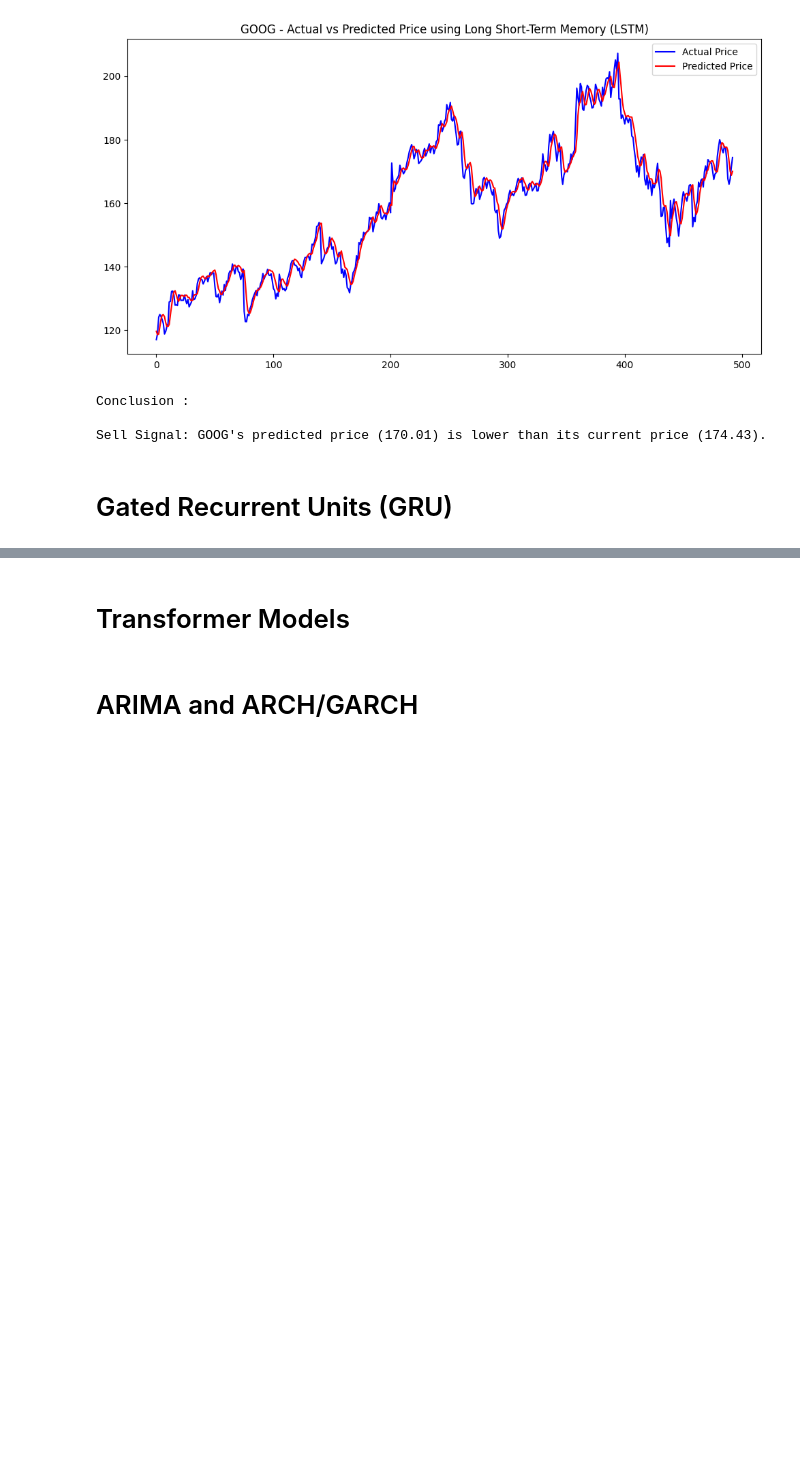
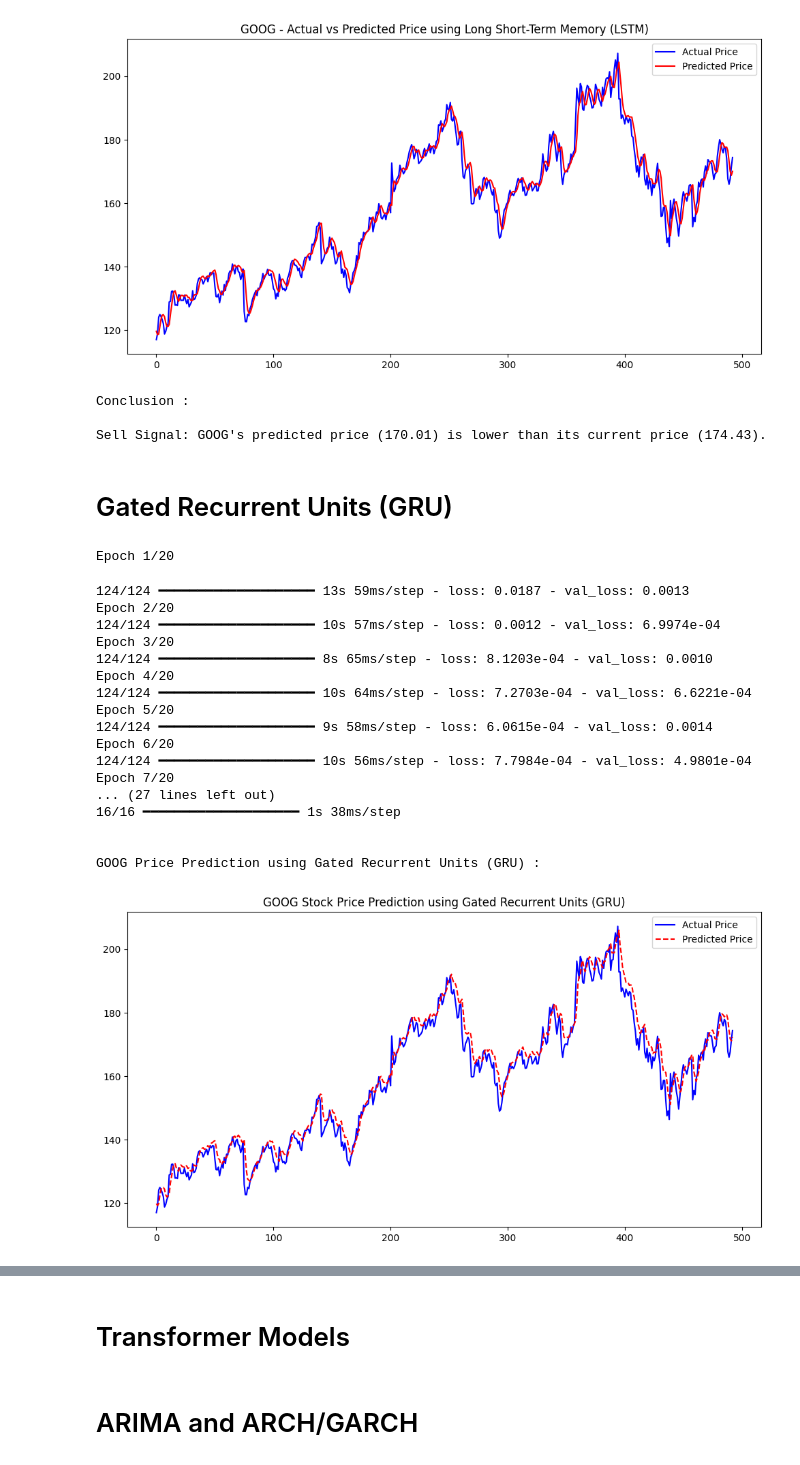
Before and after one commit to Hello-Kitty-1311/Stock-Analysis-V1, a Jupyter notebook: code.ipynb, the cells around one changed output, grey strips where cells are left out. Saved outputs shown, nothing was run; the diff lists cells and outputs as text; code cells hidden in the pictures; blank space fills up the shorter version.

Commit message:
Gated Recurrent Units (GRU)

```diff
--- a/code.ipynb
+++ b/code.ipynb
@@ -920,0 +919,80 @@ Sell Signal: GOOG's predicted price (170.01) is lower than its current price (17
+# %%
+time_steps = 50  # Number of time steps to look back
+
+def create_sequences(data, time_steps):
+    sequences, labels = [], []
+    for i in range(len(data) - time_steps):
+        sequences.append(data[i:i + time_steps])
+        labels.append(data[i + time_steps])
+    return np.array(sequences), np.array(labels)
+
+# Prepare data for GRU model
+scaler = MinMaxScaler()
+scaled_data = scaler.fit_transform(history[['Close']])
+X, y = create_sequences(scaled_data, time_steps)
+X_train, X_test, y_train, y_test = train_test_split(X, y, test_size=0.2, shuffle=False)
+
+# Build GRU Model
+model = Sequential([
+    GRU(units=50, return_sequences=True, input_shape=(time_steps, 1)),
+    Dropout(0.2),
+    GRU(units=50, return_sequences=False),
+    Dropout(0.2),
+    Dense(units=25),
+    Dense(units=1)
+])
+
+model.compile(optimizer='adam', loss='mean_squared_error')
+
+# Train model
+model.fit(X_train, y_train, epochs=20, batch_size=16, validation_data=(X_test, y_test))
+
+# Make predictions
+y_pred = model.predict(X_test)
+y_pred_inv = scaler.inverse_transform(y_pred.reshape(-1, 1))
+y_test_inv = scaler.inverse_transform(y_test.reshape(-1, 1))
+
+# Plot actual vs predicted values
+print(f"\n\n{stock_ticker} Price Prediction using Gated Recurrent Units (GRU) :\n")
+plt.figure(figsize=(12, 6))
+plt.plot(y_test_inv, label='Actual Price', color='blue')
+plt.plot(y_pred_inv, label='Predicted Price', color='red', linestyle='dashed')
+plt.title(f'{stock_ticker} Stock Price Prediction using Gated Recurrent Units (GRU)')
+plt.legend()
+plt.show()
+
+# Conclusion
+last_actual = y_test_inv[-1][0]
+last_predicted = y_pred_inv[-1][0]
+price_change = ((last_predicted - last_actual) / last_actual) * 100
+
+print("\nConclusion :\n")
+if price_change > 1:
+    print(f"Predicted price increase: {price_change:.2f}%. Suggested action: BUY")
+    gru_model = "Buy"
+elif price_change < -1:
+    print(f"Predicted price decrease: {price_change:.2f}%. Suggested action: SELL")
+    gru_model = "Sell"
+else:
+    print(f"Minor price change ({price_change:.2f}%). Suggested action: HOLD")
+    gru_model = "Hold"
+# %% [output]
+Epoch 1/20
+124/124 ━━━━━━━━━━━━━━━━━━━━ 13s 59ms/step - loss: 0.0187 - val_loss: 0.0013
+Epoch 2/20
+124/124 ━━━━━━━━━━━━━━━━━━━━ 10s 57ms/step - loss: 0.0012 - val_loss: 6.9974e-04
+Epoch 3/20
+124/124 ━━━━━━━━━━━━━━━━━━━━ 8s 65ms/step - loss: 8.1203e-04 - val_loss: 0.0010
+Epoch 4/20
+124/124 ━━━━━━━━━━━━━━━━━━━━ 10s 64ms/step - loss: 7.2703e-04 - val_loss: 6.6221e-04
+Epoch 5/20
+124/124 ━━━━━━━━━━━━━━━━━━━━ 9s 58ms/step - loss: 6.0615e-04 - val_loss: 0.0014
+Epoch 6/20
+124/124 ━━━━━━━━━━━━━━━━━━━━ 10s 56ms/step - loss: 7.7984e-04 - val_loss: 4.9801e-04
+Epoch 7/20
+... (27 lines left out)
+16/16 ━━━━━━━━━━━━━━━━━━━━ 1s 38ms/step
+
+
+GOOG Price Prediction using Gated Recurrent Units (GRU) :
+[figure, added]
```
Also changed, not shown: parts of 2 cells of this notebook.
